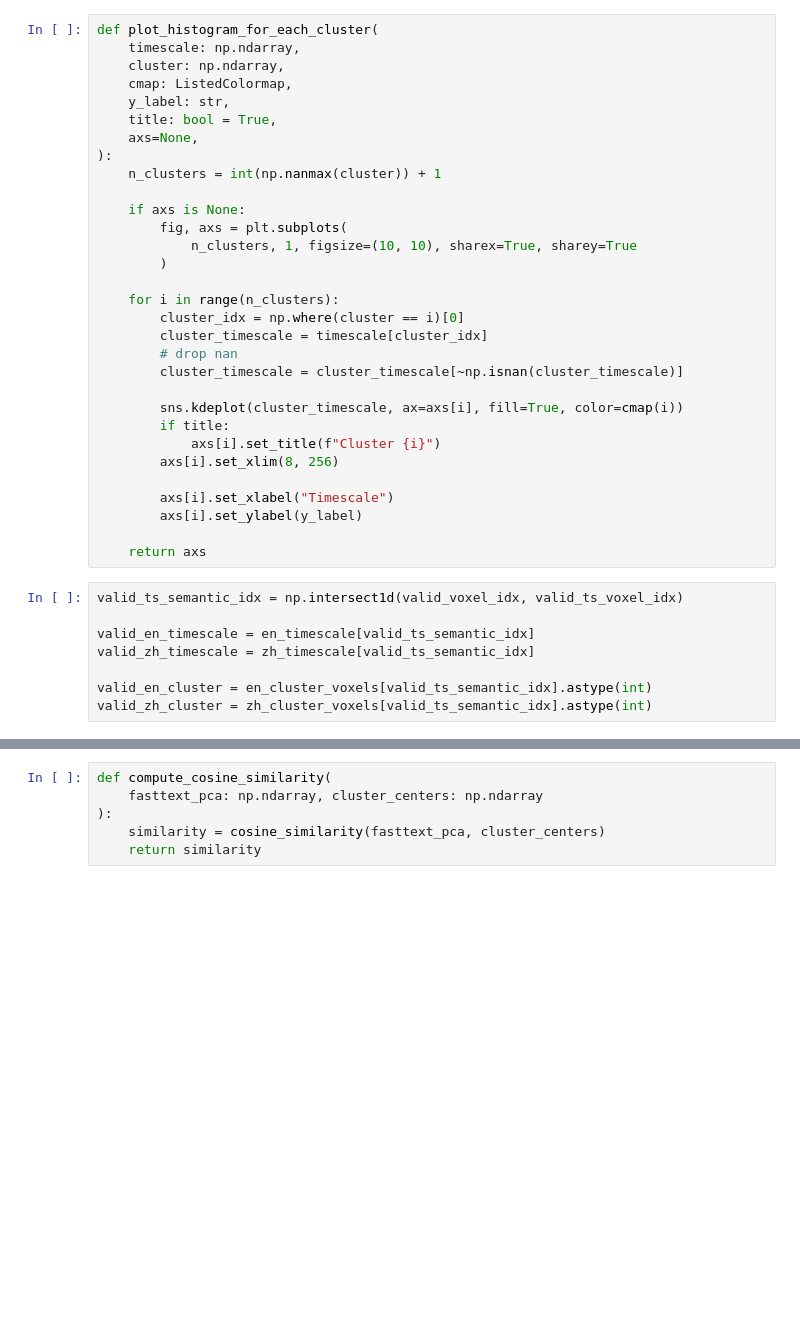
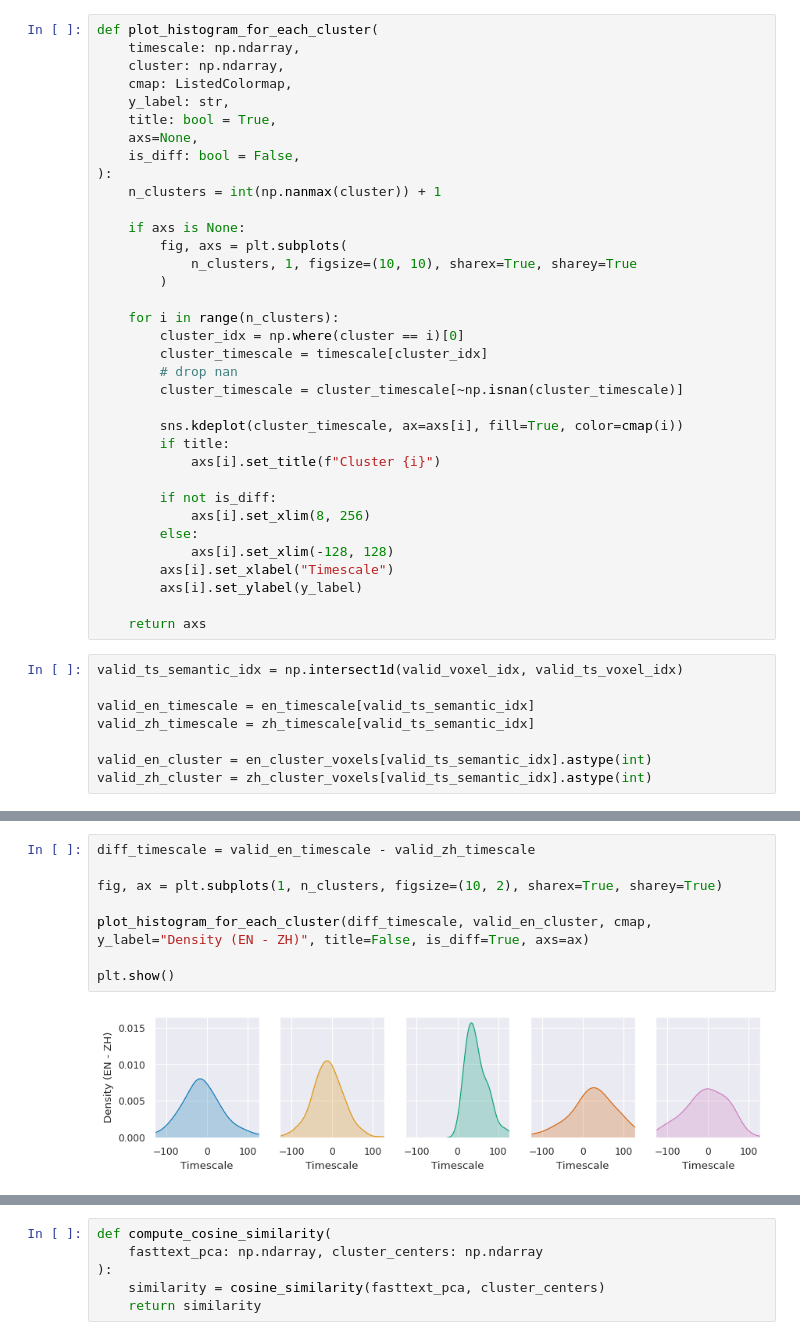
Before and after one commit to bramantyois/multilang_timescale, a Jupyter notebook: notebook/02_bling/COL/03_semantic_cluster_analysis.ipynb, the cells around one changed output, grey strips where cells are left out. Saved outputs shown, nothing was run; the diff lists cells and outputs as text; blank space fills up the shorter version.

Commit message:
plot added

```diff
--- a/notebook/02_bling/COL/03_semantic_cluster_analysis.ipynb
+++ b/notebook/02_bling/COL/03_semantic_cluster_analysis.ipynb
@@ -306,6 +306,7 @@ def plot_histogram_for_each_cluster(
     y_label: str,
     title: bool = True,
     axs=None,
+    is_diff: bool = False,
 ):
     n_clusters = int(np.nanmax(cluster)) + 1
 
@@ -323,8 +324,11 @@ def plot_histogram_for_each_cluster(
         sns.kdeplot(cluster_timescale, ax=axs[i], fill=True, color=cmap(i))
         if title:
             axs[i].set_title(f"Cluster {i}")
-        axs[i].set_xlim(8, 256)
 
+        if not is_diff:
+            axs[i].set_xlim(8, 256)
+        else:
+            axs[i].set_xlim(-128, 128)
         axs[i].set_xlabel("Timescale")
         axs[i].set_ylabel(y_label)
 
@@ -350,3 +355,13 @@ plot_histogram_for_each_cluster(valid_zh_timescale, valid_zh_cluster, cmap, axs=
 plt.show()
 # %% [output]
 [figure]
+# %%
+diff_timescale = valid_en_timescale - valid_zh_timescale
+
+fig, ax = plt.subplots(1, n_clusters, figsize=(10, 2), sharex=True, sharey=True)
+
+plot_histogram_for_each_cluster(diff_timescale, valid_en_cluster, cmap, y_label="Density (EN - ZH)", title=False, is_diff=True, axs=ax)
+
+plt.show()
+# %% [output]
+[figure, added]
```
Also changed, not shown: parts of 3 cells of this notebook, 12 other files.
